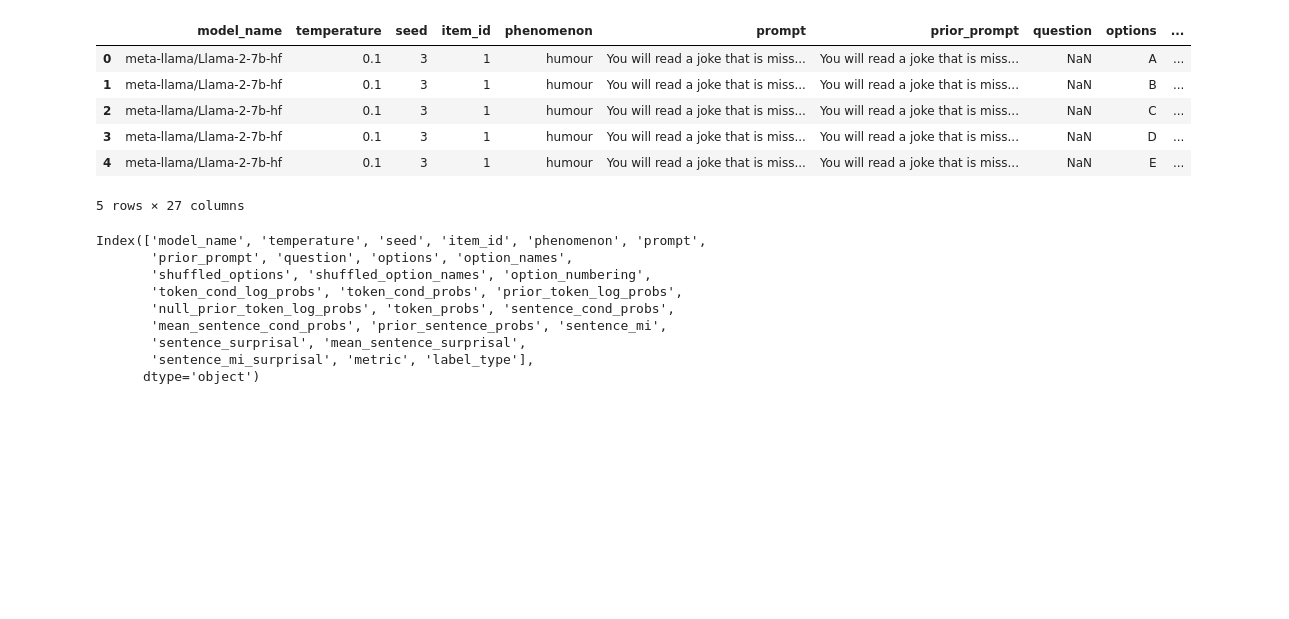
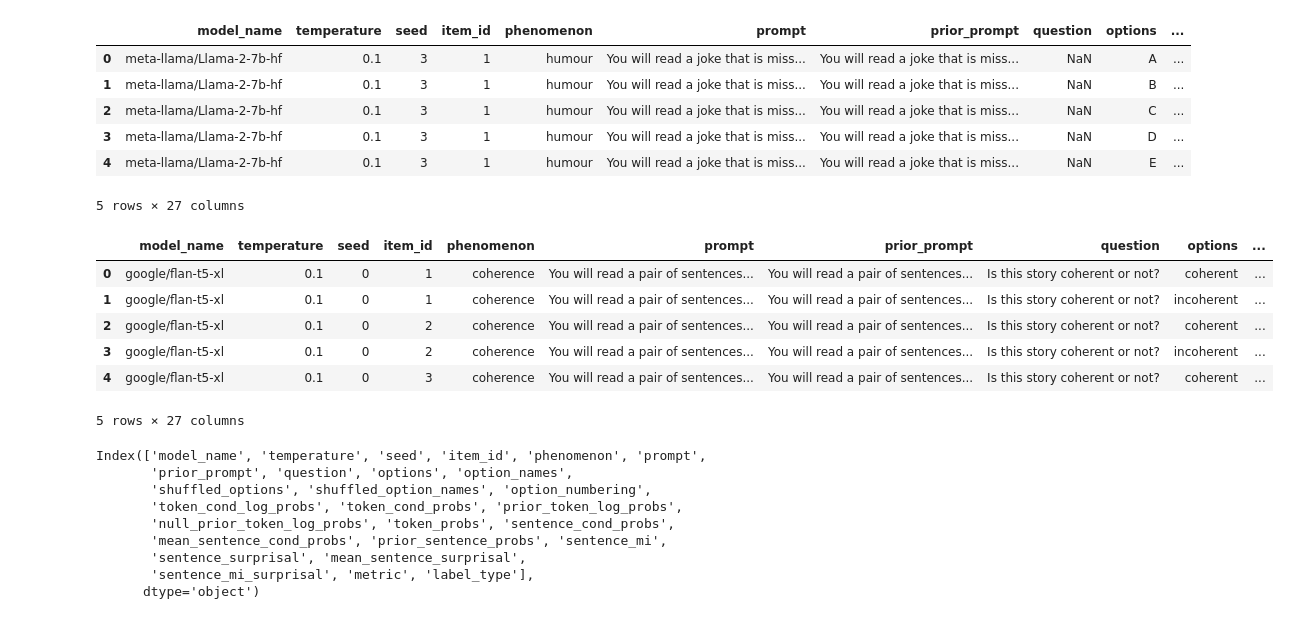
Before and after one commit to polina-tsvilodub/LLM_link, a Jupyter notebook: analysis/01_label_scores_analysis.ipynb, the cells around one changed output. Cells and saved outputs as stored; diff of their text form; code cells hidden in the pictures; blank space fills up the shorter version.

```diff
--- a/analysis/01_label_scores_analysis.ipynb
+++ b/analysis/01_label_scores_analysis.ipynb
@@ -59,6 +52,16 @@ raw_df.head()
 | 3 | meta-llama/Llama-2-7b-hf | 0.1 | 3 | 1 | humour | You will read a joke that is miss... | You will read a joke that is miss... | NaN | D | ... |
 | 4 | meta-llama/Llama-2-7b-hf | 0.1 | 3 | 1 | humour | You will read a joke that is miss... | You will read a joke that is miss... | NaN | E | ... |
 5 rows × 27 columns
+# %%
+t5_tokens.head()
+# %% [output]
+|  | model_name | temperature | seed | item_id | phenomenon | prompt | prior_prompt | question | options | ... |
+| 0 | google/flan-t5-xl | 0.1 | 0 | 1 | coherence | You will read a pair of sentences... | You will read a pair of sentences... | Is this story coherent or not? | coherent | ... |
+| 1 | google/flan-t5-xl | 0.1 | 0 | 1 | coherence | You will read a pair of sentences... | You will read a pair of sentences... | Is this story coherent or not? | incoherent | ... |
+| 2 | google/flan-t5-xl | 0.1 | 0 | 2 | coherence | You will read a pair of sentences... | You will read a pair of sentences... | Is this story coherent or not? | coherent | ... |
+| 3 | google/flan-t5-xl | 0.1 | 0 | 2 | coherence | You will read a pair of sentences... | You will read a pair of sentences... | Is this story coherent or not? | incoherent | ... |
+| 4 | google/flan-t5-xl | 0.1 | 0 | 3 | coherence | You will read a pair of sentences... | You will read a pair of sentences... | Is this story coherent or not? | coherent | ... |
+5 rows × 27 columns
 # %%
 raw_df.columns
 # %% [output]
```
Also changed, not shown: parts of 9 cells of this notebook.
